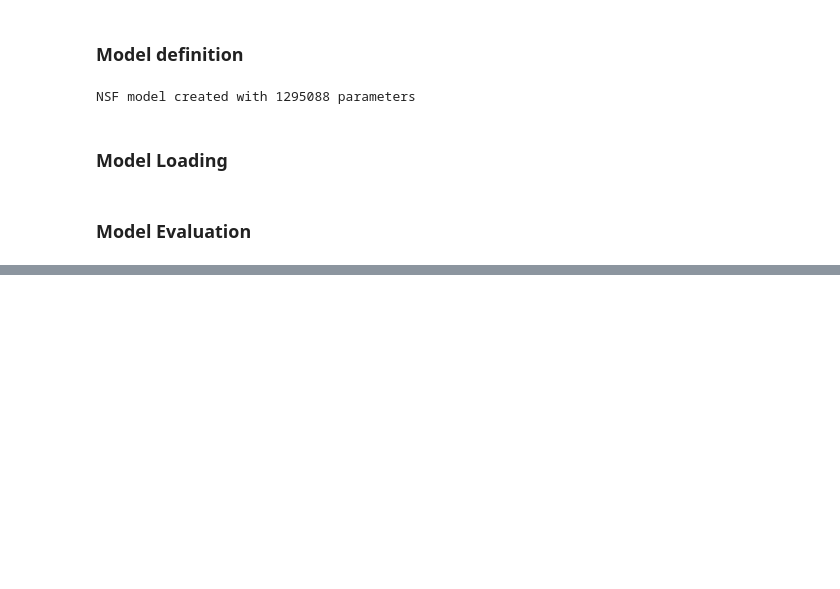
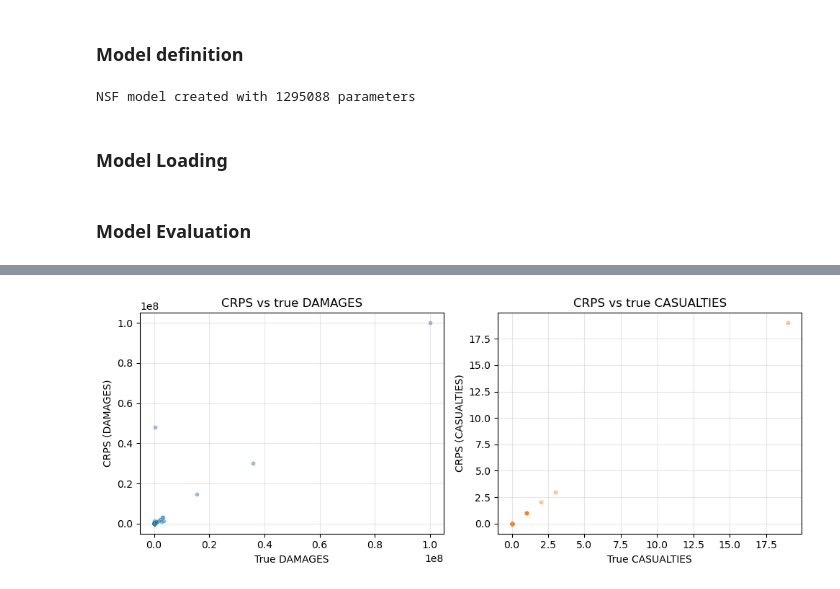
Before and after one commit to mattialodi0/progA3I, a Jupyter notebook: results_by_group/NNNEW_result_analysis.ipynb, the cells around one changed output, grey strips where cells are left out. Cells and saved outputs as stored; diff of their text form; code cells hidden in the pictures; blank space fills up the shorter version.

```diff
--- a/results_by_group/NNNEW_result_analysis.ipynb
+++ b/results_by_group/NNNEW_result_analysis.ipynb
@@ -304,0 +440,22 @@ run_inference_and_plot(flow, test_loader, y_scaler, TARGET_COLS)
+# %%
+# Relationship between CRPS and true values
+
+plt.figure(figsize=(10, 4))
+plt.subplot(1, 2, 1)
+plt.scatter(true_damages, crps_damages_arr, alpha=0.4, s=10)
+plt.xlabel('True DAMAGES')
+plt.ylabel('CRPS (DAMAGES)')
+plt.title('CRPS vs true DAMAGES')
+plt.grid(alpha=0.3)
+
+plt.subplot(1, 2, 2)
+plt.scatter(true_casualties, crps_casualties_arr, alpha=0.4, s=10, color='tab:orange')
+plt.xlabel('True CASUALTIES')
+plt.ylabel('CRPS (CASUALTIES)')
+plt.title('CRPS vs true CASUALTIES')
+plt.grid(alpha=0.3)
+
+plt.tight_layout()
+plt.show()
+# %% [output]
+[figure, added]
```
Also changed, not shown: parts of 6 cells of this notebook, 8 other files.
